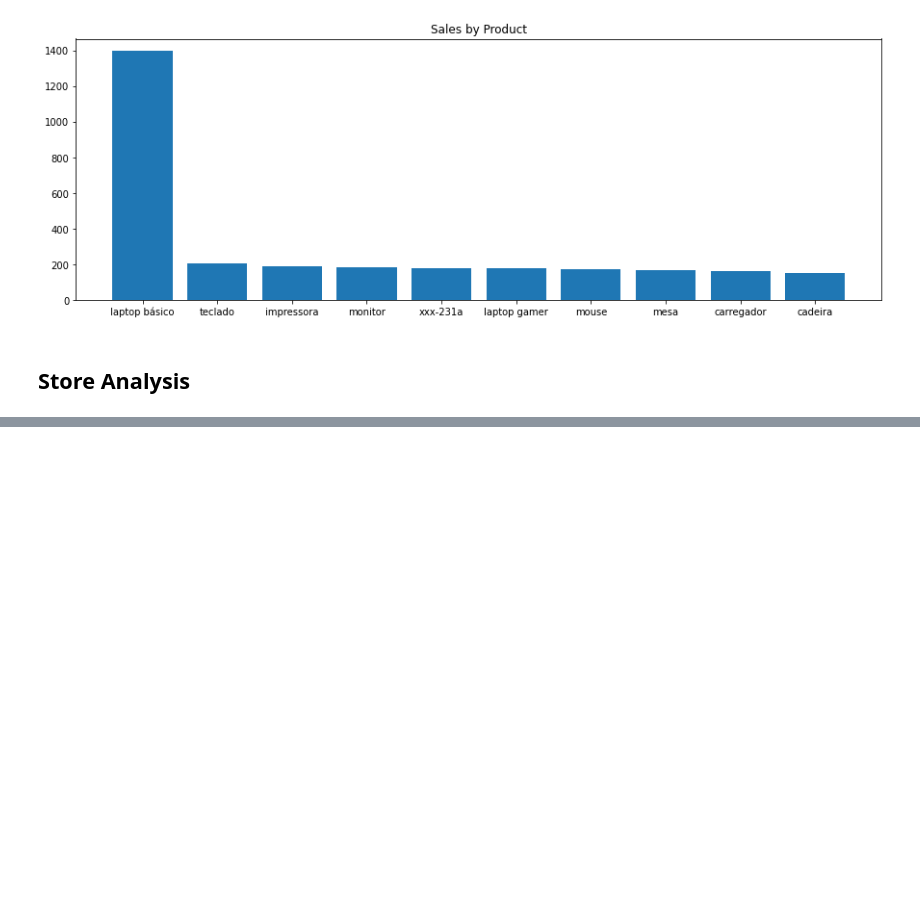
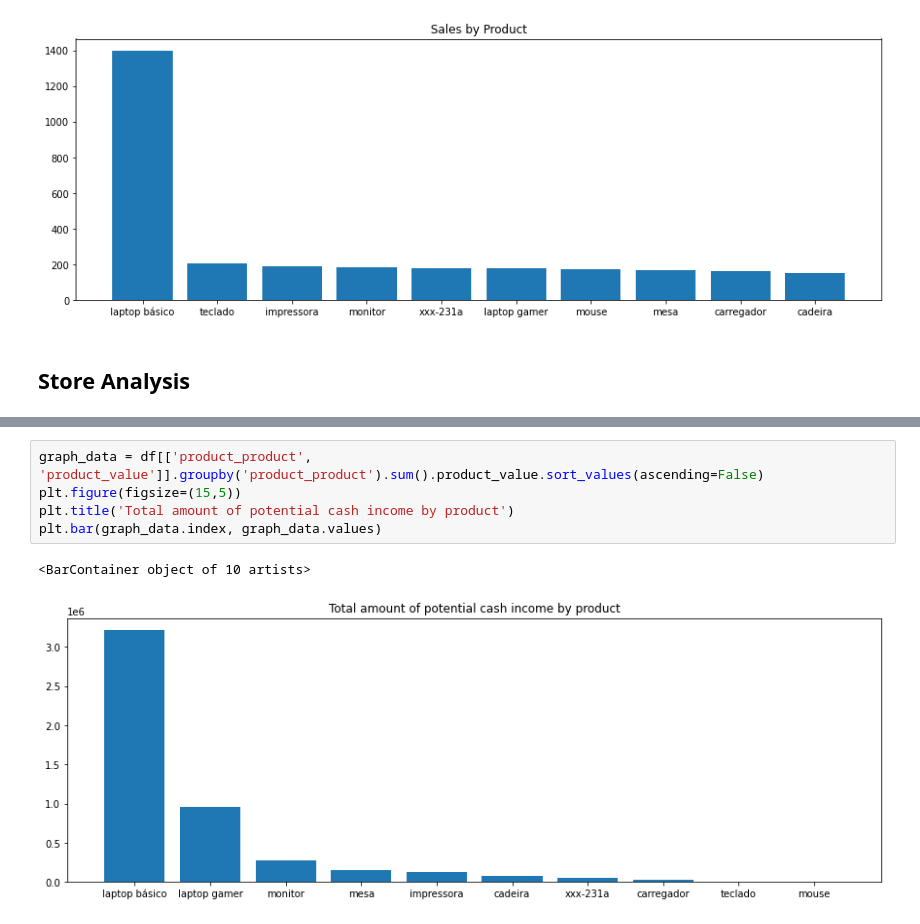
Before and after one commit to black-dev-x/pandas-cookbook, a Jupyter notebook: data-analysis/analysis.ipynb, the cells around one changed output, grey strips where cells are left out. Drawn from its saved outputs; the diff is of its cells as text; blank space fills up the shorter version.

```diff
--- a/data-analysis/analysis.ipynb
+++ b/data-analysis/analysis.ipynb
@@ -454,0 +470,8 @@ df[['store_city','product_value']].groupby('store_city').sum().sort_values(ascen
+# %%
+graph_data = df[['product_product', 'product_value']].groupby('product_product').sum().product_value.sort_values(ascending=False)
+plt.figure(figsize=(15,5))
+plt.title('Total amount of potential cash income by product')
+plt.bar(graph_data.index, graph_data.values)
+# %% [output]
+<BarContainer object of 10 artists>
+[figure, added]
```
Also changed, not shown: parts of 3 cells of this notebook.
